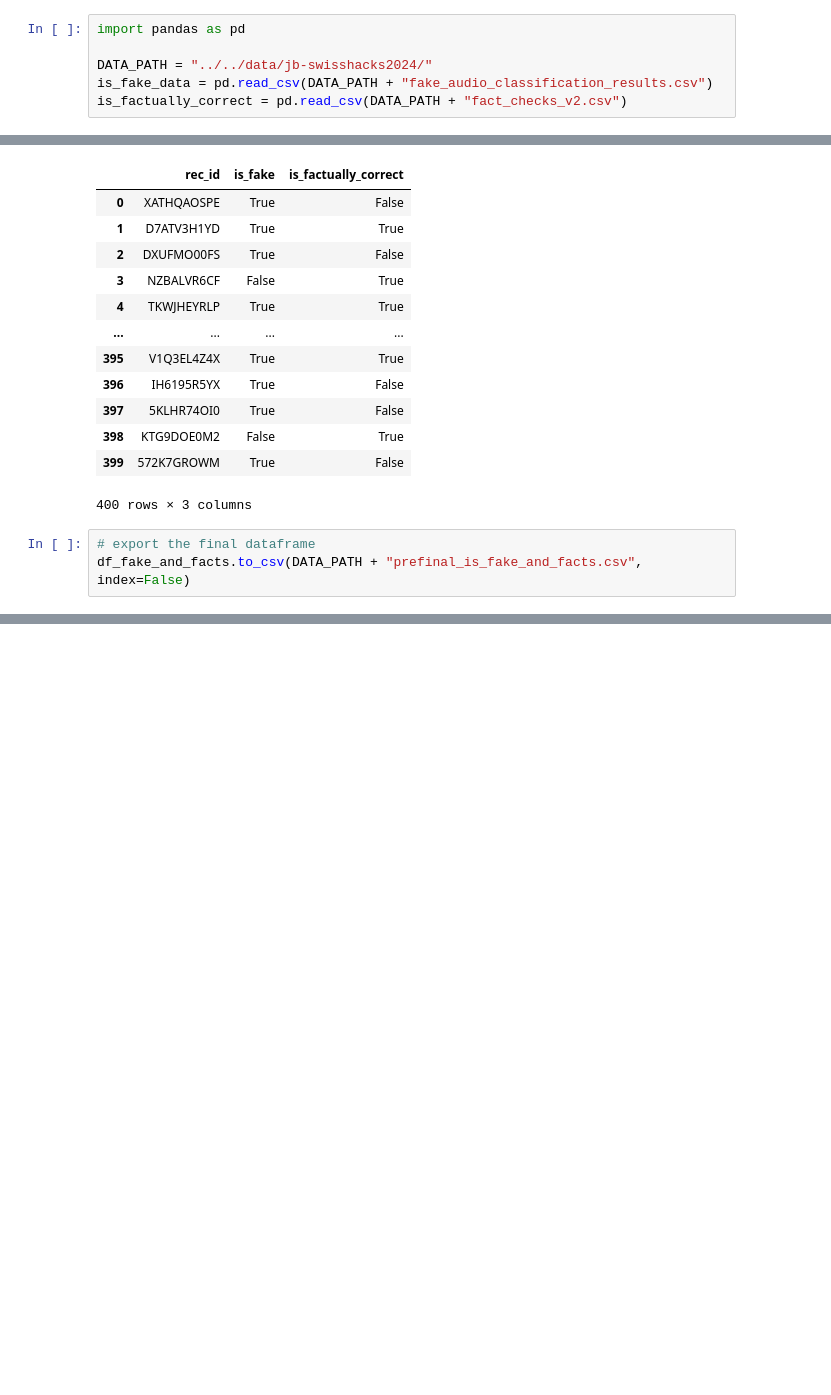
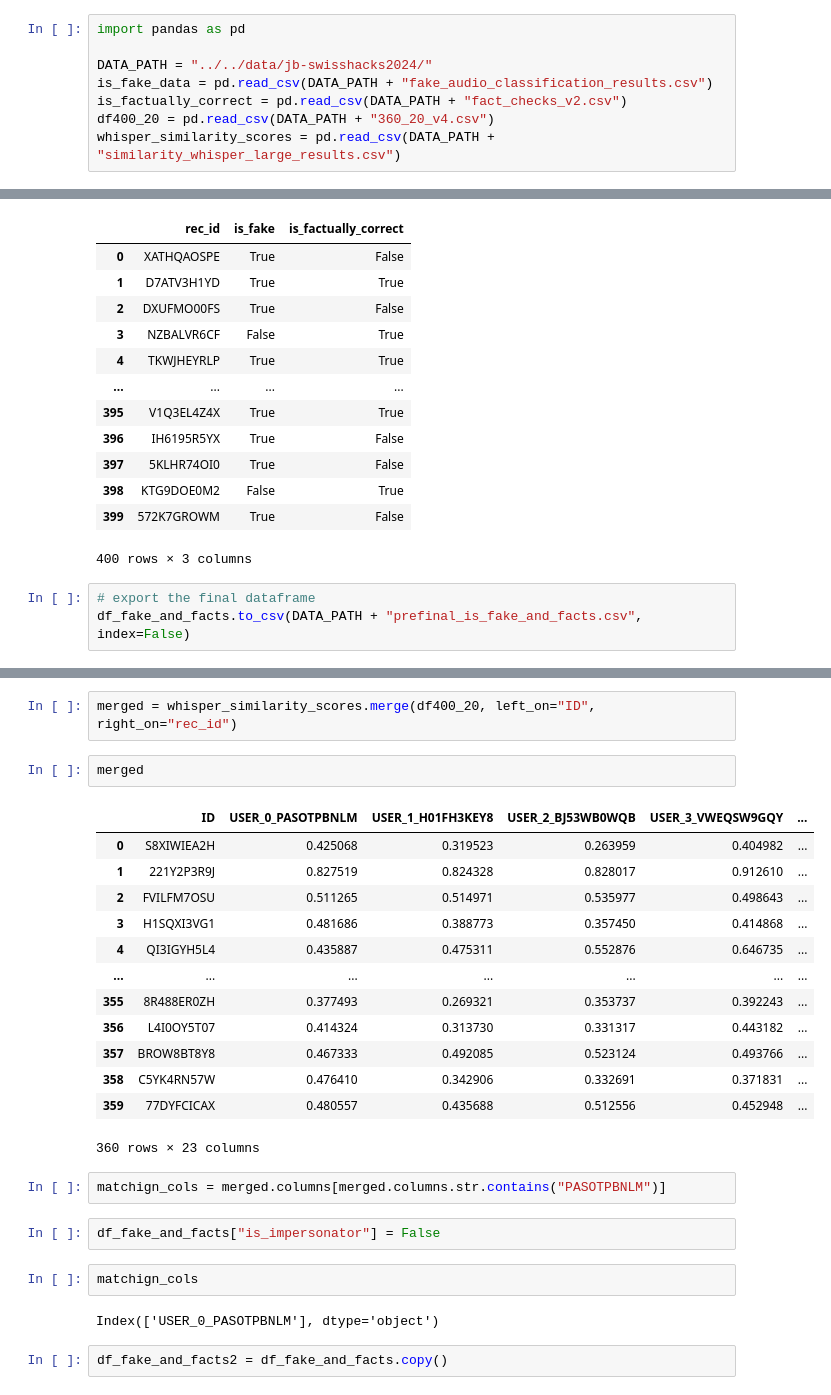
Before and after one commit to dvdblk/swisshacks2024, a Jupyter notebook: _experiments/david/14-combine-csvs.ipynb, the cells around one changed output, grey strips where cells are left out. Saved outputs shown, nothing was run; the diff lists cells and outputs as text; blank space fills up the shorter version.

```diff
--- a/_experiments/david/14-combine-csvs.ipynb
+++ b/_experiments/david/14-combine-csvs.ipynb
@@ -4,6 +4,8 @@ import pandas as pd
 DATA_PATH = "../../data/jb-swisshacks2024/"
 is_fake_data = pd.read_csv(DATA_PATH + "fake_audio_classification_results.csv")
 is_factually_correct = pd.read_csv(DATA_PATH + "fact_checks_v2.csv")
+df400_20 = pd.read_csv(DATA_PATH + "360_20_v4.csv")
+whisper_similarity_scores = pd.read_csv(DATA_PATH + "similarity_whisper_large_results.csv")
 # %%
 # Extract the FINAL_LABEL column and rename it to is_fake
 is_fake_data['is_fake'] = is_fake_data['FINAL_LABEL'].apply(lambda x: True if x == 1 else False)
@@ -53,0 +72,28 @@ df_fake_and_facts.to_csv(DATA_PATH + "prefinal_is_fake_and_facts.csv", index=Fal
+# %%
+merged = whisper_similarity_scores.merge(df400_20, left_on="ID", right_on="rec_id")
+# %%
+merged
+# %% [output]
+|  | ID | USER_0_PASOTPBNLM | USER_1_H01FH3KEY8 | USER_2_BJ53WB0WQB | USER_3_VWEQSW9GQY | ... |
+| 0 | S8XIWIEA2H | 0.425068 | 0.319523 | 0.263959 | 0.404982 | ... |
+| 1 | 221Y2P3R9J | 0.827519 | 0.824328 | 0.828017 | 0.912610 | ... |
+| 2 | FVILFM7OSU | 0.511265 | 0.514971 | 0.535977 | 0.498643 | ... |
+| 3 | H1SQXI3VG1 | 0.481686 | 0.388773 | 0.357450 | 0.414868 | ... |
+| 4 | QI3IGYH5L4 | 0.435887 | 0.475311 | 0.552876 | 0.646735 | ... |
+| ... | ... | ... | ... | ... | ... | ... |
+| 355 | 8R488ER0ZH | 0.377493 | 0.269321 | 0.353737 | 0.392243 | ... |
+| 356 | L4I0OY5T07 | 0.414324 | 0.313730 | 0.331317 | 0.443182 | ... |
+| 357 | BROW8BT8Y8 | 0.467333 | 0.492085 | 0.523124 | 0.493766 | ... |
+| 358 | C5YK4RN57W | 0.476410 | 0.342906 | 0.332691 | 0.371831 | ... |
+| 359 | 77DYFCICAX | 0.480557 | 0.435688 | 0.512556 | 0.452948 | ... |
+360 rows × 23 columns
+# %%
+matchign_cols = merged.columns[merged.columns.str.contains("PASOTPBNLM")]
+# %%
+df_fake_and_facts["is_impersonator"] = False
+# %%
+matchign_cols
+# %% [output]
+Index(['USER_0_PASOTPBNLM'], dtype='object')
+# %%
+df_fake_and_facts2 = df_fake_and_facts.copy()
```
Also changed, not shown: parts of 4 cells of this notebook, 1 other file.
